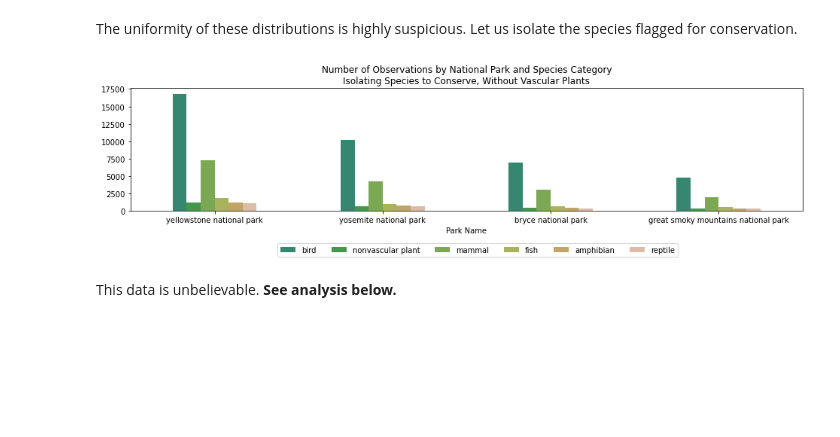
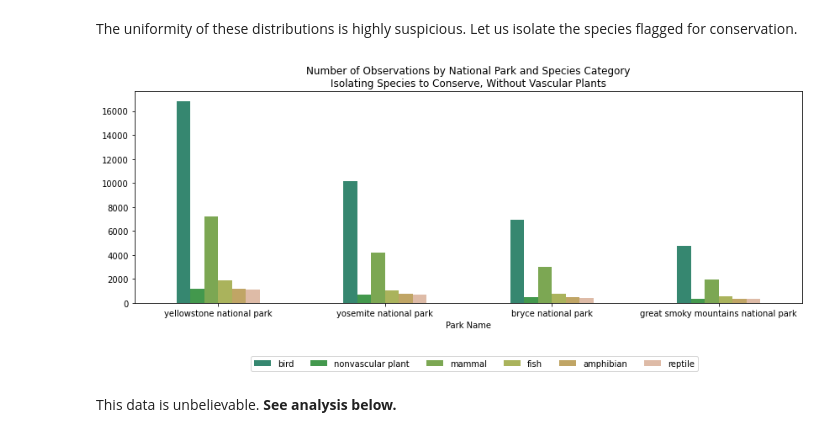
Before and after one commit to leahmfulmer/codecademy-projects, a Jupyter notebook: national-parks-service-biodiversity/lmf-national-parks-service-biodiversity.ipynb, the cells around one changed output. Cells and saved outputs as stored; diff of their text form; code cells hidden in the pictures; blank space fills up the shorter version.

```diff
--- a/national-parks-service-biodiversity/lmf-national-parks-service-biodiversity.ipynb
+++ b/national-parks-service-biodiversity/lmf-national-parks-service-biodiversity.ipynb
@@ -253,14 +256,16 @@ The uniformity of these distributions is highly suspicious. Let us isolate the s
 # %%
 # Plot Number of Conservation Observations by National Park and Species Category Without Vascular Plants
 
 pivot_category_conserve.drop(['vascular plant'], axis=1).plot(x='park_name', kind='bar', rot=0, \
         title="Number of Observations by National Park and Species Category\nIsolating Species to Conserve, Without Vascular Plants", \
-        xlabel='Park Name', figsize=(16,3), color=colors)
-plt.legend(ncol=7, bbox_to_anchor=(0.82, -0.23))
+        xlabel='Park Name', figsize=(12,5.5), color=colors)
+plt.legend(ncol=7, bbox_to_anchor=(0.85, -0.23))
+plt.tight_layout()
 
+plt.savefig("images/num_obs_by_park_and_category_no_vascular_conserve")
 plt.show()
 # %% [output]
-[figure, old version]
+[figure, new version]
 # %% [markdown]
 This data is unbelievable. **See analysis below.**
 # %% [markdown]
```
Also changed, not shown: parts of 16 cells of this notebook, 7 other files.
